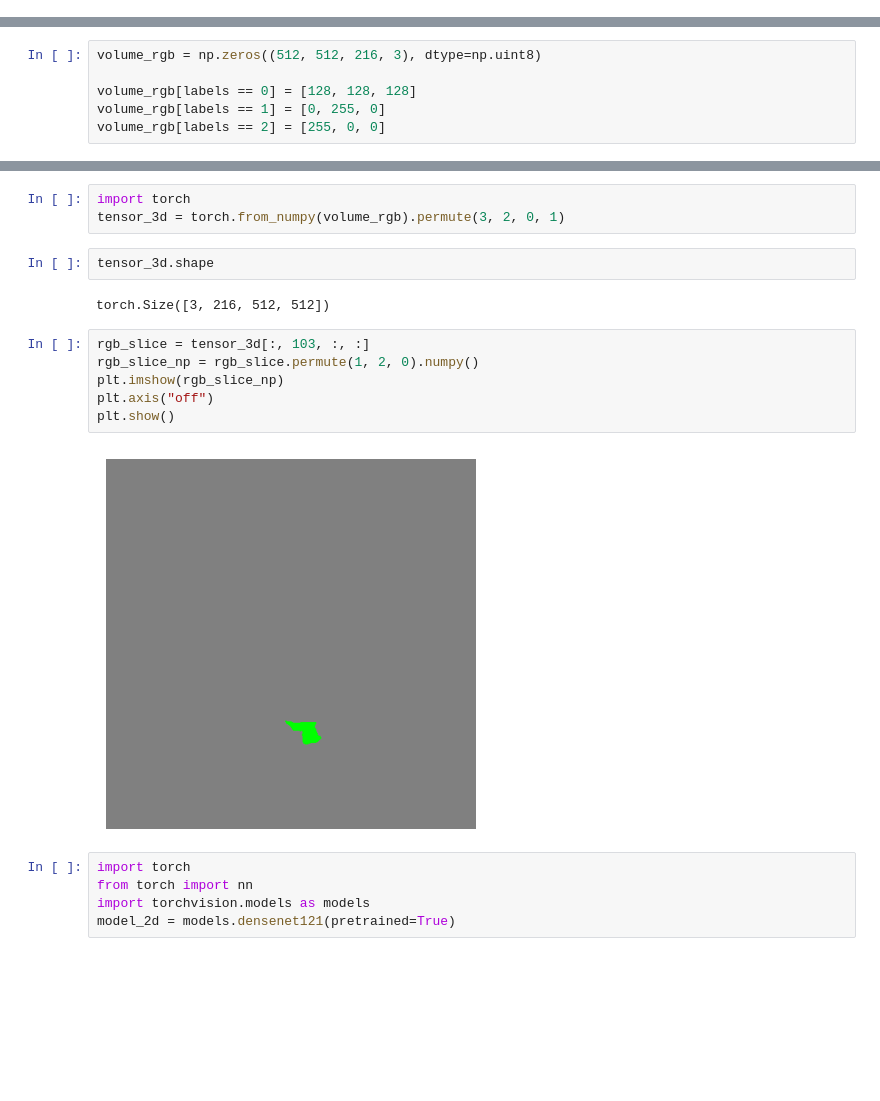
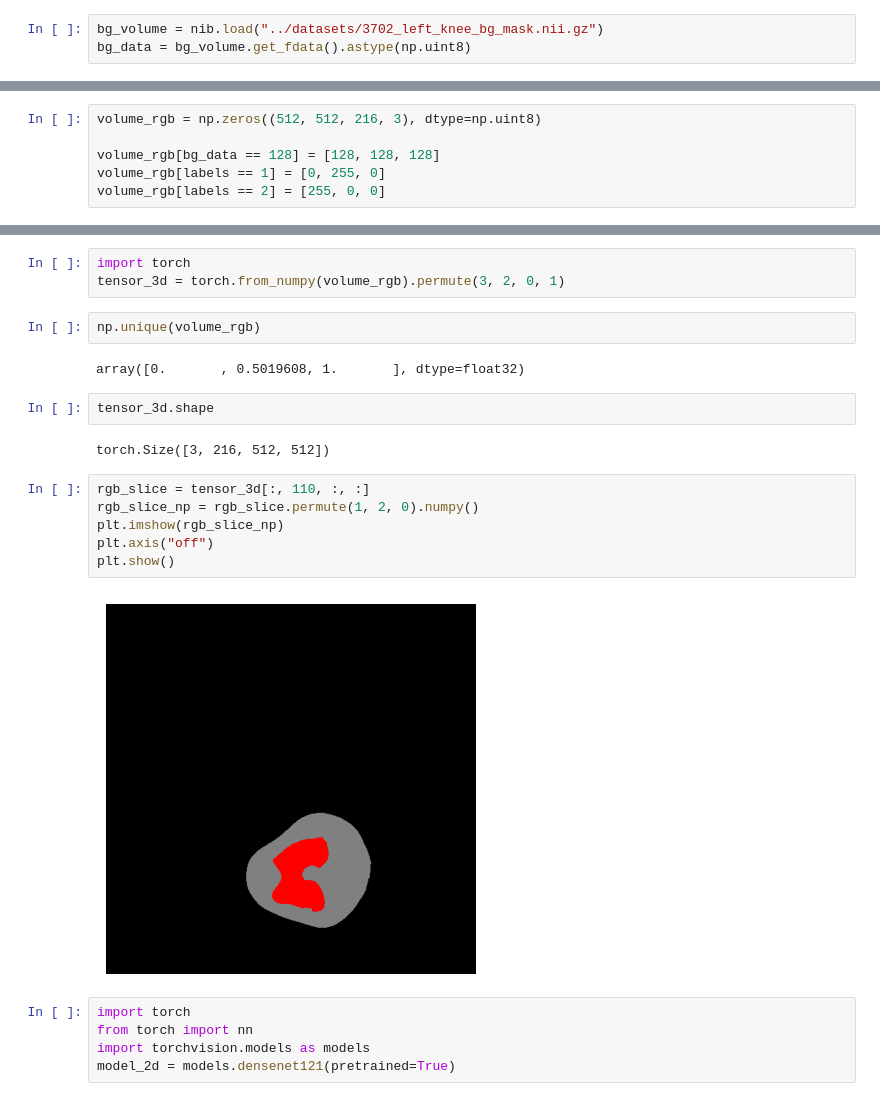
Before and after one commit to a-b365/inside-cnn, a Jupyter notebook: notebooks/notebook.ipynb, the cells around one changed output, grey strips where cells are left out. Drawn from its saved outputs; the diff is of its cells as text; blank space fills up the shorter version.

```diff
--- a/notebooks/notebook.ipynb
+++ b/notebooks/notebook.ipynb
@@ -117,6 +108,9 @@ plt.show()
 # %%
 ct_volume = nib.load("../datasets/3702_left_knee_mask_final.nii.gz")
 ct_data = ct_volume.get_fdata()
+# %%
+bg_volume = nib.load("../datasets/3702_left_knee_bg_mask.nii.gz")
+bg_data = bg_volume.get_fdata().astype(np.uint8)
 # %%
 from scipy.ndimage import distance_transform_edt, label
 from skimage.feature import peak_local_max
@@ -169,7 +163,7 @@ mlab.show()
 # %%
 volume_rgb = np.zeros((512, 512, 216, 3), dtype=np.uint8)
 
-volume_rgb[labels == 0] = [128, 128, 128]
+volume_rgb[bg_data == 128] = [128, 128, 128]
 volume_rgb[labels == 1] = [0, 255, 0]
 volume_rgb[labels == 2] = [255, 0, 0]
 # %%
@@ -180,18 +174,22 @@ volume_rgb = volume_rgb.astype(np.float32) / 255.0
 # %%
 import torch
 tensor_3d = torch.from_numpy(volume_rgb).permute(3, 2, 0, 1)
+# %%
+np.unique(volume_rgb)
+# %% [output]
+array([0.       , 0.5019608, 1.       ], dtype=float32)
 # %%
 tensor_3d.shape
 # %% [output]
 torch.Size([3, 216, 512, 512])
 # %%
-rgb_slice = tensor_3d[:, 103, :, :]
+rgb_slice = tensor_3d[:, 110, :, :]
 rgb_slice_np = rgb_slice.permute(1, 2, 0).numpy()
 plt.imshow(rgb_slice_np)
 plt.axis("off")
 plt.show()
 # %% [output]
-[figure, old version]
+[figure, new version]
 # %%
 import torch
 from torch import nn
```
Also changed, not shown: parts of 5 cells of this notebook.
